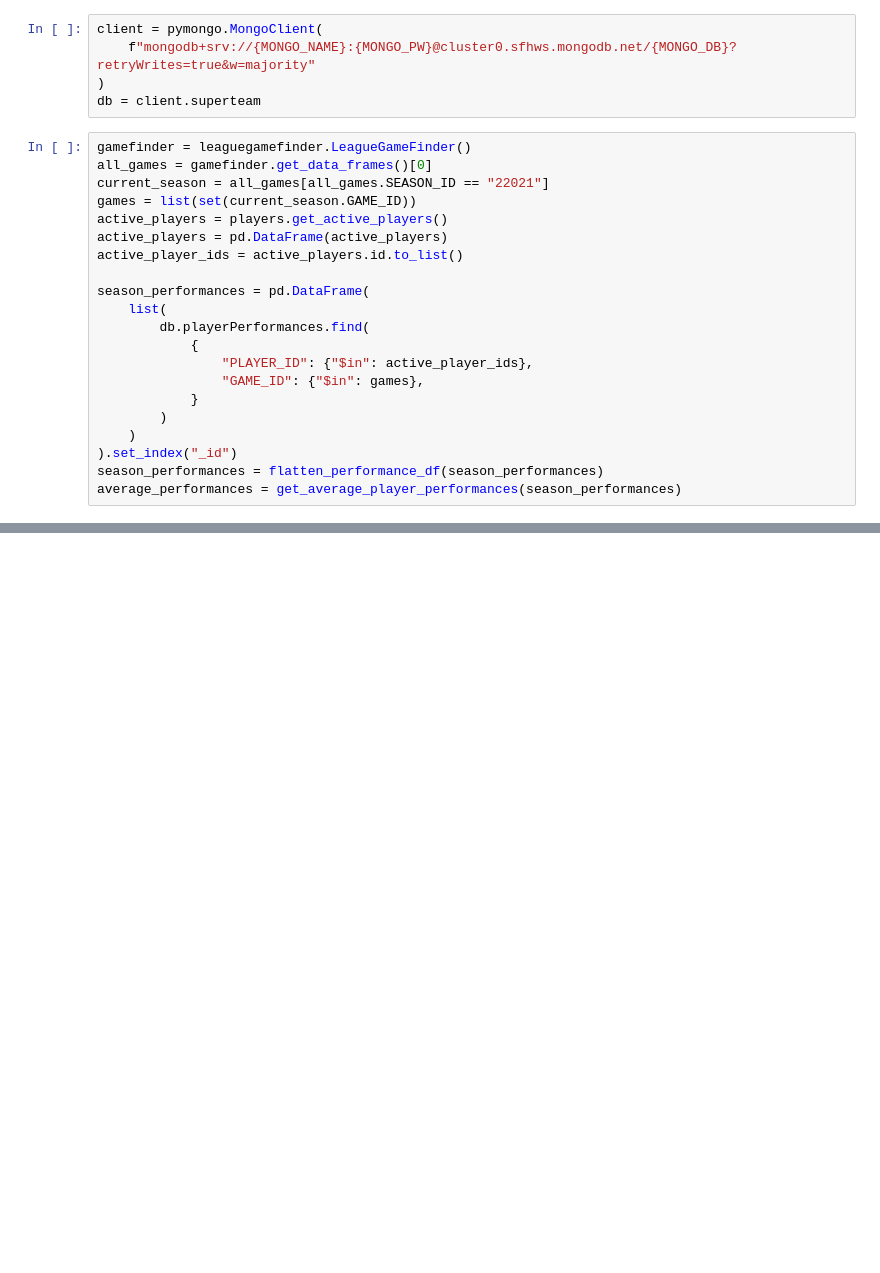
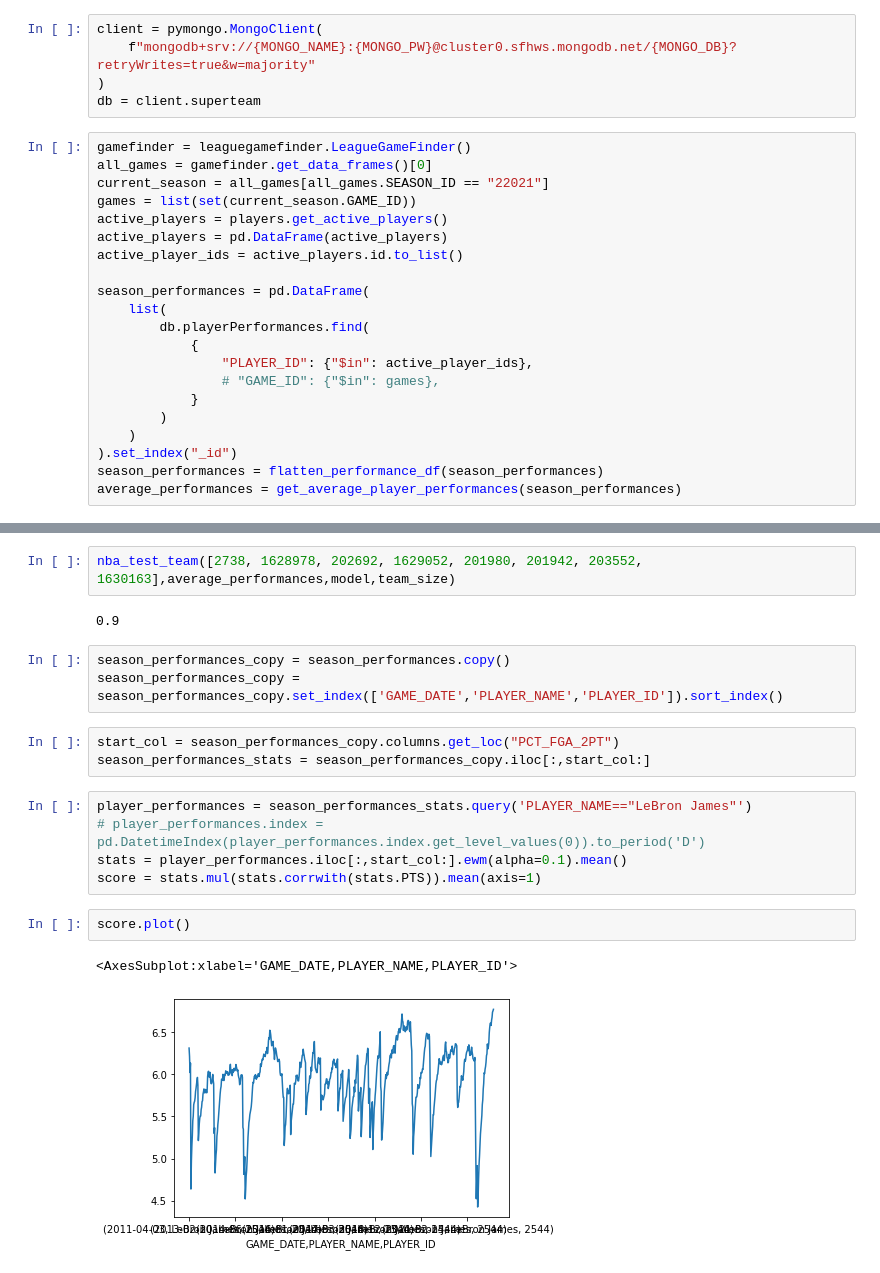
Before and after one commit to marcoloco23/super_team, a Jupyter notebook: simulation.ipynb, the cells around one changed output, grey strips where cells are left out. Drawn from its saved outputs; the diff is of its cells as text; blank space fills up the shorter version.

```diff
--- a/simulation.ipynb
+++ b/simulation.ipynb
@@ -29,7 +32,7 @@ season_performances = pd.DataFrame(
         db.playerPerformances.find(
             {
                 "PLAYER_ID": {"$in": active_player_ids},
-                "GAME_ID": {"$in": games},
+                # "GAME_ID": {"$in": games},
             }
         )
     )
@@ -90,0 +151,20 @@ print(score)
+# %%
+nba_test_team([2738, 1628978, 202692, 1629052, 201980, 201942, 203552, 1630163],average_performances,model,team_size)
+# %% [output]
+0.9
+# %%
+season_performances_copy = season_performances.copy()
+season_performances_copy = season_performances_copy.set_index(['GAME_DATE','PLAYER_NAME','PLAYER_ID']).sort_index()
+# %%
+start_col = season_performances_copy.columns.get_loc("PCT_FGA_2PT")
+season_performances_stats = season_performances_copy.iloc[:,start_col:]
+# %%
+player_performances = season_performances_stats.query('PLAYER_NAME=="LeBron James"')
+# player_performances.index = pd.DatetimeIndex(player_performances.index.get_level_values(0)).to_period('D')
+stats = player_performances.iloc[:,start_col:].ewm(alpha=0.1).mean()
+score = stats.mul(stats.corrwith(stats.PTS)).mean(axis=1)
+# %%
+score.plot()
+# %% [output]
+<AxesSubplot:xlabel='GAME_DATE,PLAYER_NAME,PLAYER_ID'>
+[figure, added]
```
Also changed, not shown: parts of 15 cells of this notebook, 7 other files.
